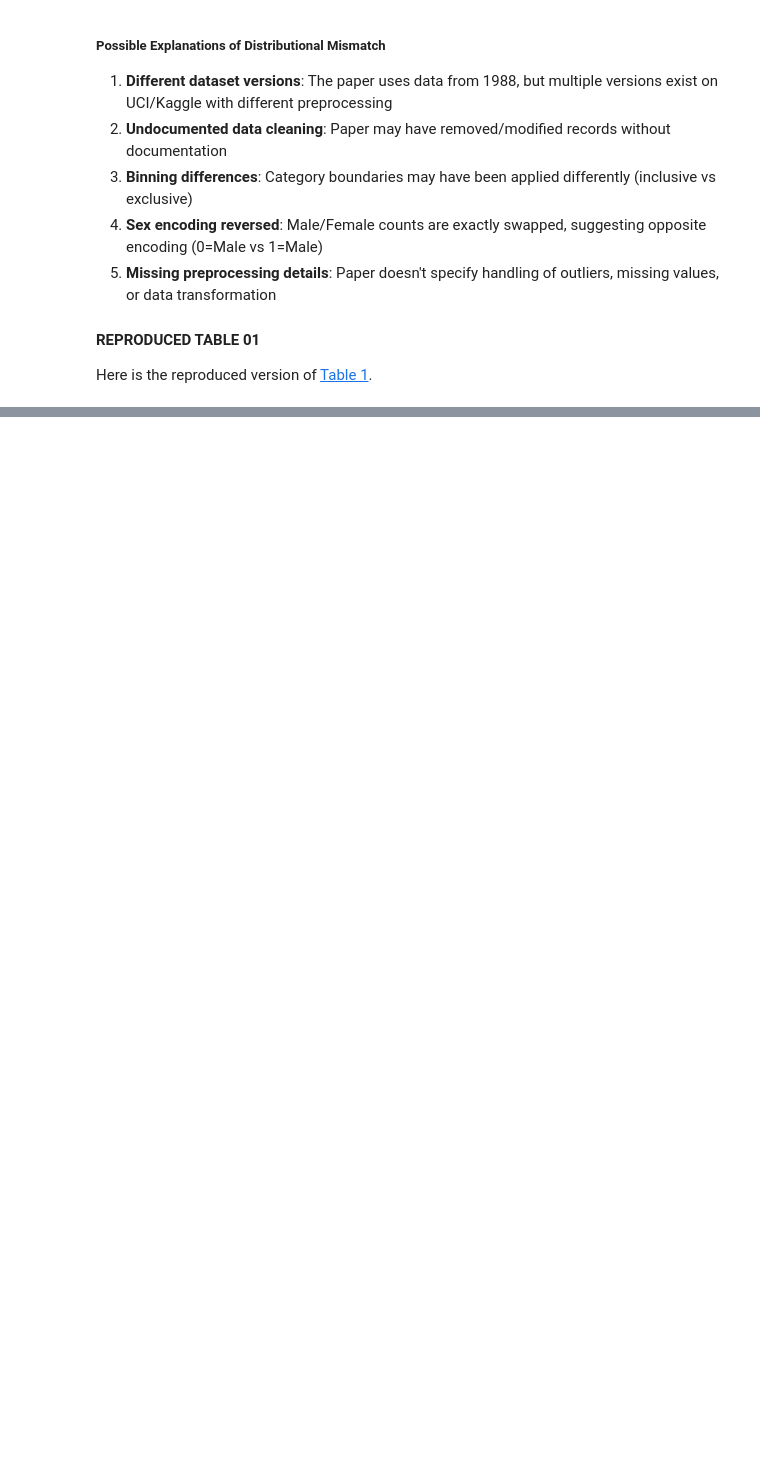
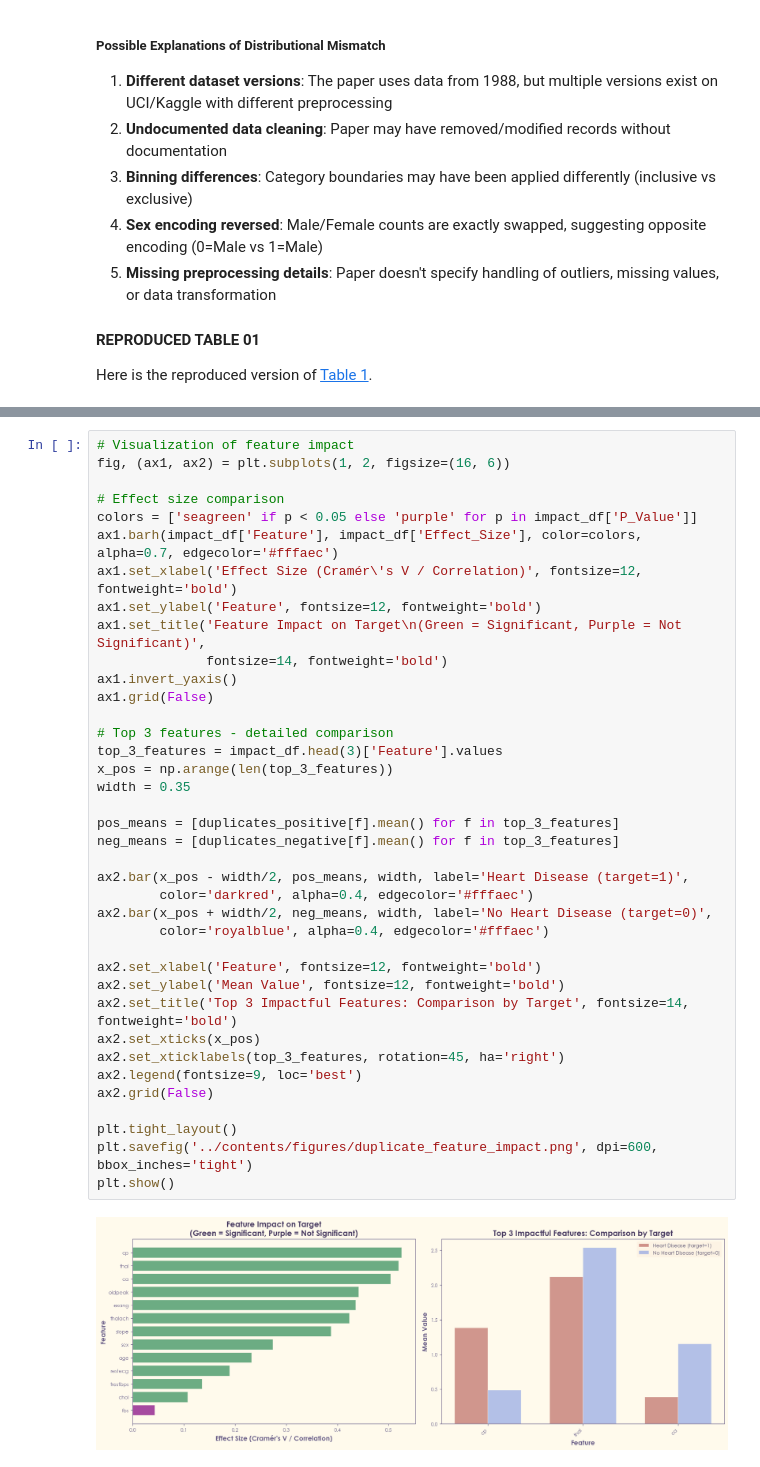
Before and after one commit to Mubashir42884/Research-Methodology-and-Statistics, a Jupyter notebook: notebooks/01_data_explore.ipynb, the cells around one changed output, grey strips where cells are left out. Drawn from its saved outputs; the diff is of its cells as text; blank space fills up the shorter version.

```diff
--- a/notebooks/01_data_explore.ipynb
+++ b/notebooks/01_data_explore.ipynb
@@ -470,0 +956,40 @@ Here is the reproduced version of <a href="../contents/tables/table1_reproduced.
+# %%
+# Visualization of feature impact
+fig, (ax1, ax2) = plt.subplots(1, 2, figsize=(16, 6))
+
+# Effect size comparison
+colors = ['seagreen' if p < 0.05 else 'purple' for p in impact_df['P_Value']]
+ax1.barh(impact_df['Feature'], impact_df['Effect_Size'], color=colors, alpha=0.7, edgecolor='#fffaec')
+ax1.set_xlabel('Effect Size (Cramér\'s V / Correlation)', fontsize=12, fontweight='bold')
+ax1.set_ylabel('Feature', fontsize=12, fontweight='bold')
+ax1.set_title('Feature Impact on Target\n(Green = Significant, Purple = Not Significant)',
+              fontsize=14, fontweight='bold')
+ax1.invert_yaxis()
+ax1.grid(False)
+
+# Top 3 features - detailed comparison
+top_3_features = impact_df.head(3)['Feature'].values
+x_pos = np.arange(len(top_3_features))
+width = 0.35
+
+pos_means = [duplicates_positive[f].mean() for f in top_3_features]
+neg_means = [duplicates_negative[f].mean() for f in top_3_features]
+
+ax2.bar(x_pos - width/2, pos_means, width, label='Heart Disease (target=1)',
+        color='darkred', alpha=0.4, edgecolor='#fffaec')
+ax2.bar(x_pos + width/2, neg_means, width, label='No Heart Disease (target=0)',
+        color='royalblue', alpha=0.4, edgecolor='#fffaec')
+
+ax2.set_xlabel('Feature', fontsize=12, fontweight='bold')
+ax2.set_ylabel('Mean Value', fontsize=12, fontweight='bold')
+ax2.set_title('Top 3 Impactful Features: Comparison by Target', fontsize=14, fontweight='bold')
+ax2.set_xticks(x_pos)
+ax2.set_xticklabels(top_3_features, rotation=45, ha='right')
+ax2.legend(fontsize=9, loc='best')
+ax2.grid(False)
+
+plt.tight_layout()
+plt.savefig('../contents/figures/duplicate_feature_impact.png', dpi=600, bbox_inches='tight')
+plt.show()
+# %% [output]
+[figure, added]
```
Also changed, not shown: parts of 21 cells of this notebook, 18 other files.
